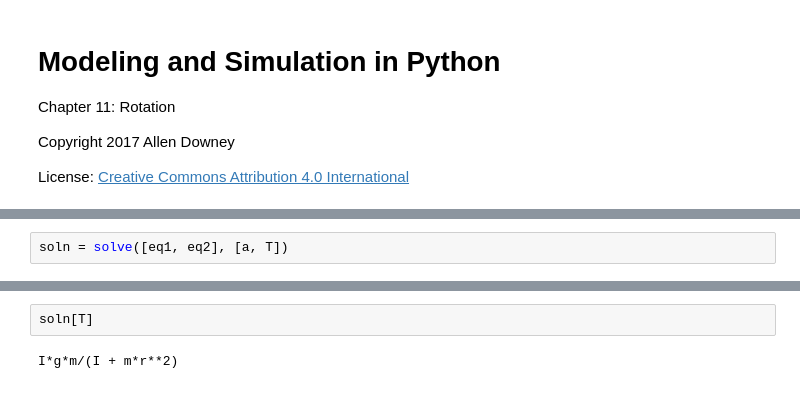
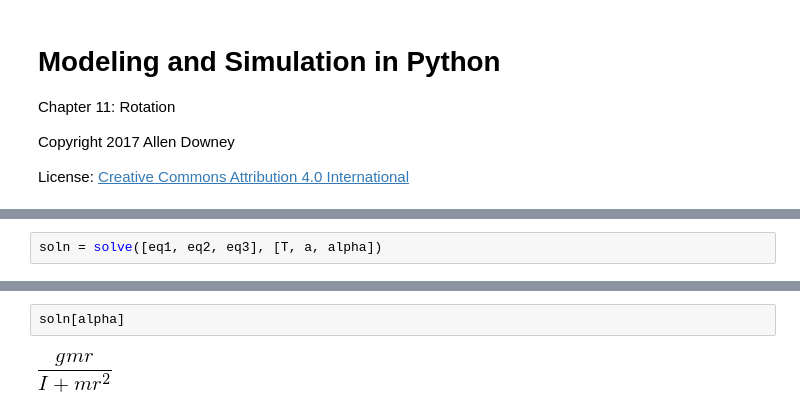
Before and after one commit to AllenDowney/ModSimPy, a Jupyter notebook: code/chap11sympy.ipynb, the cells around one changed output, grey strips where cells are left out. Drawn from its saved outputs; the diff is of its cells as text.

```diff
--- a/code/chap11sympy.ipynb
+++ b/code/chap11sympy.ipynb
@@ -20,2 +30,2 @@ eq2 = Eq(m*g - T, m * a)
 # %%
-soln = solve([eq1, eq2], [a, T])
+soln = solve([eq1, eq2, eq3], [T, a, alpha])
@@ -26,4 +40,4 @@ g*m*r**2/(I + m*r**2)
 # %%
-soln[T]
+soln[alpha]
 # %% [output]
-I*g*m/(I + m*r**2)
+[figure, added]
```
Also changed, not shown: parts of 7 cells of this notebook, 1 other file.
